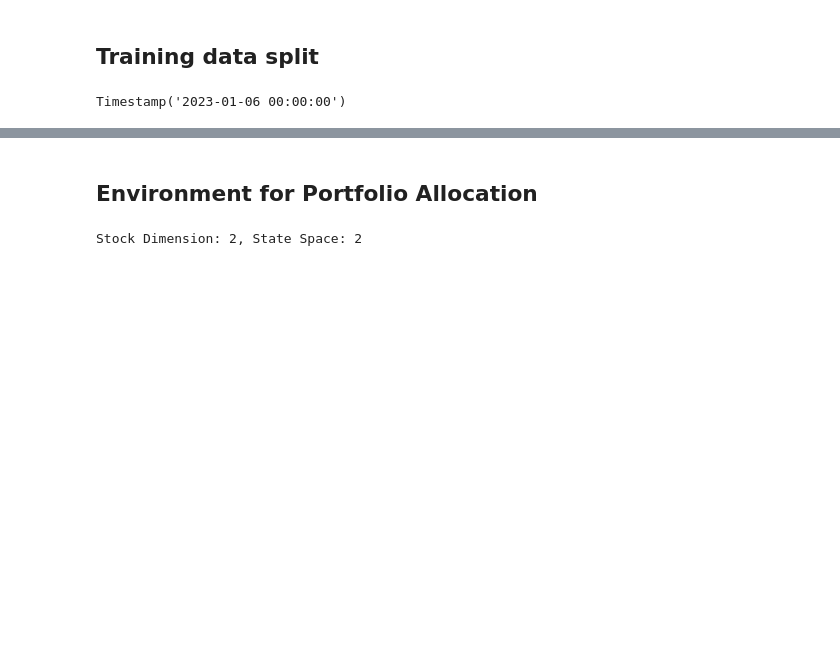
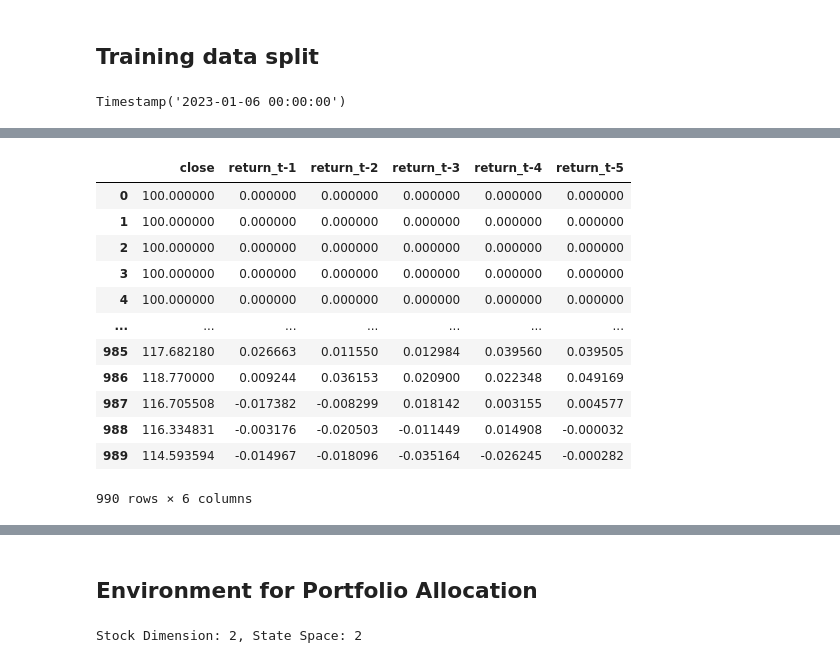
Before and after one commit to MSCA-DN-Digital-Finance/WP3_eXplainable_and_Fair_AI, a Jupyter notebook: IRP1/Code/rl_project_group_6/drl_algo_with_finrl_lib.ipynb, the cells around one changed output, grey strips where cells are left out. Drawn from its saved outputs; the diff is of its cells as text; code cells hidden in the pictures; blank space fills up the shorter version.

```diff
--- a/IRP1/Code/rl_project_group_6/drl_algo_with_finrl_lib.ipynb
+++ b/IRP1/Code/rl_project_group_6/drl_algo_with_finrl_lib.ipynb
@@ -157,0 +133,16 @@ train = data_split(df, '2023-01-06','2023-09-09')
+# %%
+train[['close', 'return_t-1', 'return_t-2', 'return_t-3', 'return_t-4', 'return_t-5']]
+# %% [output]
+|  | close | return_t-1 | return_t-2 | return_t-3 | return_t-4 | return_t-5 |
+| 0 | 100.000000 | 0.000000 | 0.000000 | 0.000000 | 0.000000 | 0.000000 |
+| 1 | 100.000000 | 0.000000 | 0.000000 | 0.000000 | 0.000000 | 0.000000 |
+| 2 | 100.000000 | 0.000000 | 0.000000 | 0.000000 | 0.000000 | 0.000000 |
+| 3 | 100.000000 | 0.000000 | 0.000000 | 0.000000 | 0.000000 | 0.000000 |
+| 4 | 100.000000 | 0.000000 | 0.000000 | 0.000000 | 0.000000 | 0.000000 |
+| ... | ... | ... | ... | ... | ... | ... |
+| 985 | 117.682180 | 0.026663 | 0.011550 | 0.012984 | 0.039560 | 0.039505 |
+| 986 | 118.770000 | 0.009244 | 0.036153 | 0.020900 | 0.022348 | 0.049169 |
+| 987 | 116.705508 | -0.017382 | -0.008299 | 0.018142 | 0.003155 | 0.004577 |
+| 988 | 116.334831 | -0.003176 | -0.020503 | -0.011449 | 0.014908 | -0.000032 |
+| 989 | 114.593594 | -0.014967 | -0.018096 | -0.035164 | -0.026245 | -0.000282 |
+990 rows × 6 columns
```
Also changed, not shown: parts of 61 cells of this notebook.
